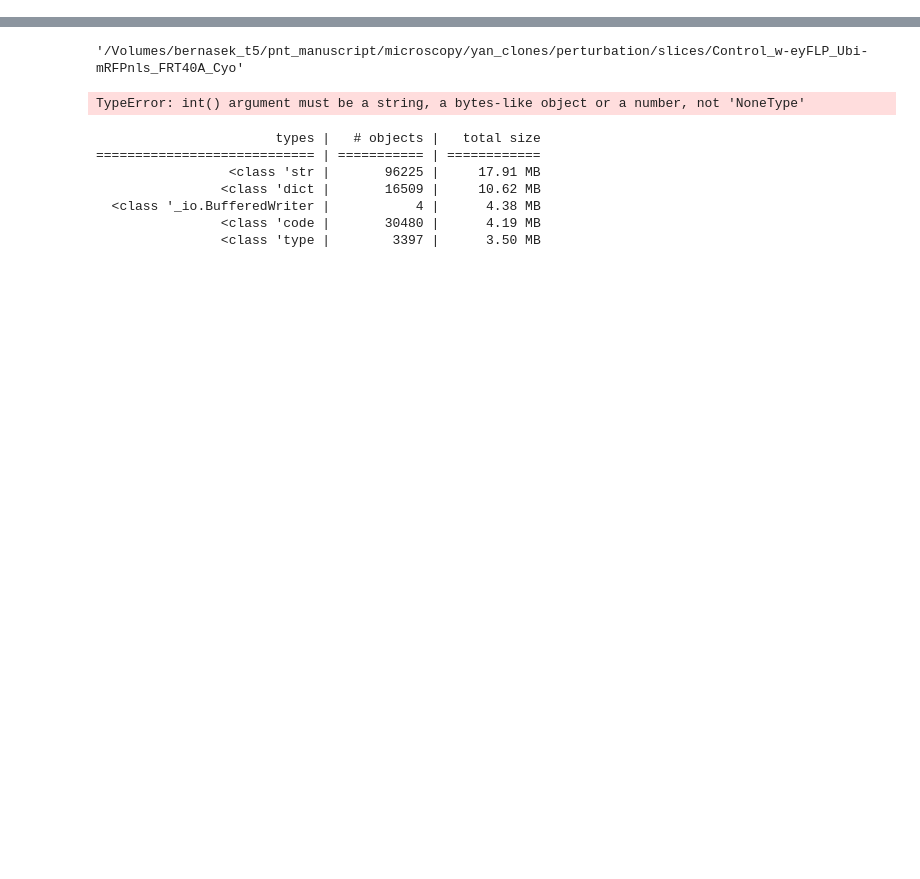
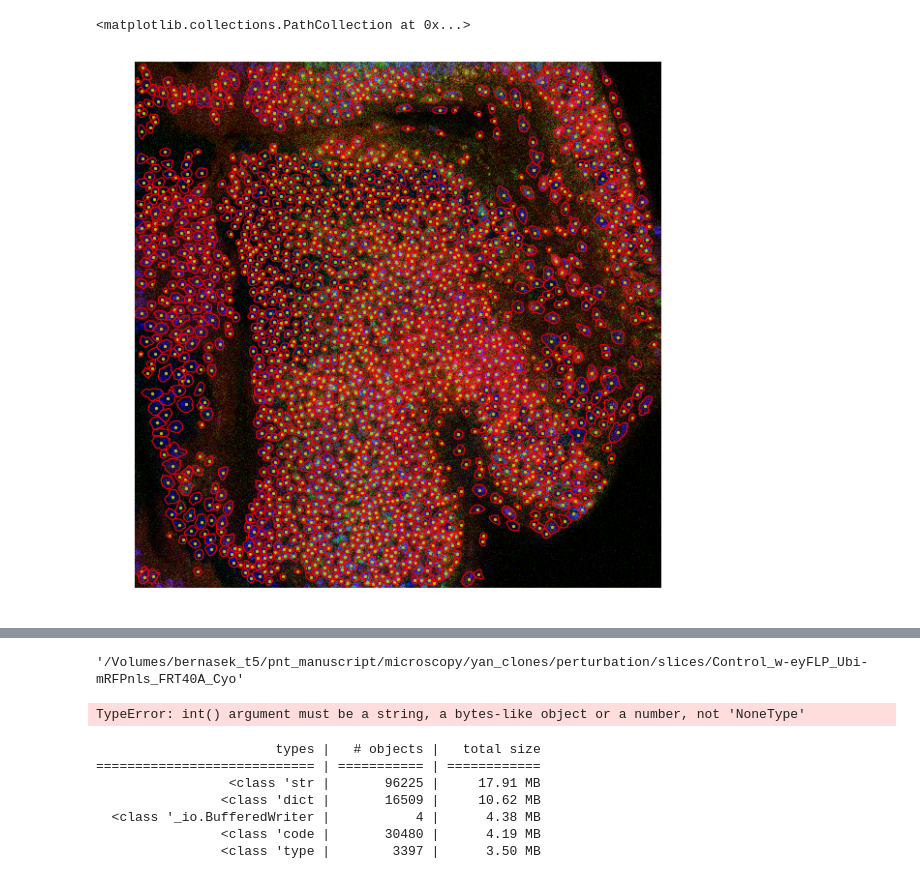
Before and after one commit to sbernasek/flyqma, a Jupyter notebook: notebooks/segmentation.ipynb, the cells around one changed output, grey strips where cells are left out. Cells and saved outputs as stored; diff of their text form; code cells hidden in the pictures; blank space fills up the shorter version.

```diff
--- a/notebooks/segmentation.ipynb
+++ b/notebooks/segmentation.ipynb
@@ -101,3 +101,10 @@ def parse(experiment, genotype, stack_path):
     for layer in range(stack.depth):
         record = dict(experiment=experiment, genotype=genotype, disc=stack.disc_name, layer=layer)
         output.append(record)
+# %%
+genotype = 'w-eyFLP_PntGFP_YanE833_FRT40A_PntGFP_Ubi-mRFPnls_FRT40A'
+stack_path = os.path.join(mutant_slices, genotype, '6.tif')
+# %%
+stack = Stack(stack_path)
+
+stack.segment(bg='b', save=False, **kw)
@@ -103,0 +132,11 @@ def parse(experiment, genotype, stack_path):
+# %%
+layer = stack.load_layer(0)
+# %%
+fig, ax = plt.subplots(figsize=(10, 10))
+_ = layer.show(ax=ax)
+
+xy = stack.df[['centroid_x', 'centroid_y']].values
+ax.scatter(*xy.T, s=5, c='y')
+# %% [output]
+<matplotlib.collections.PathCollection at 0x...>
+[figure, added]
```
Also changed, not shown: parts of 6 cells of this notebook, 5 other files.
